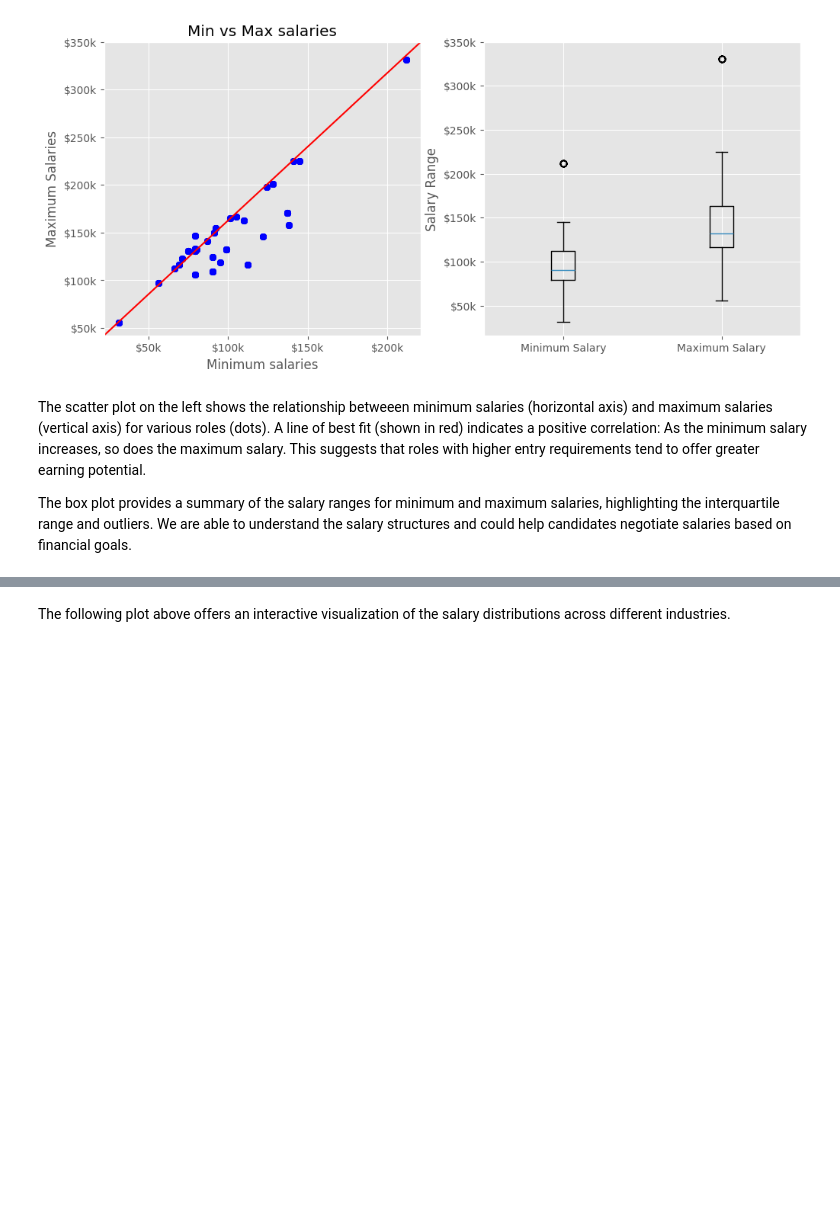
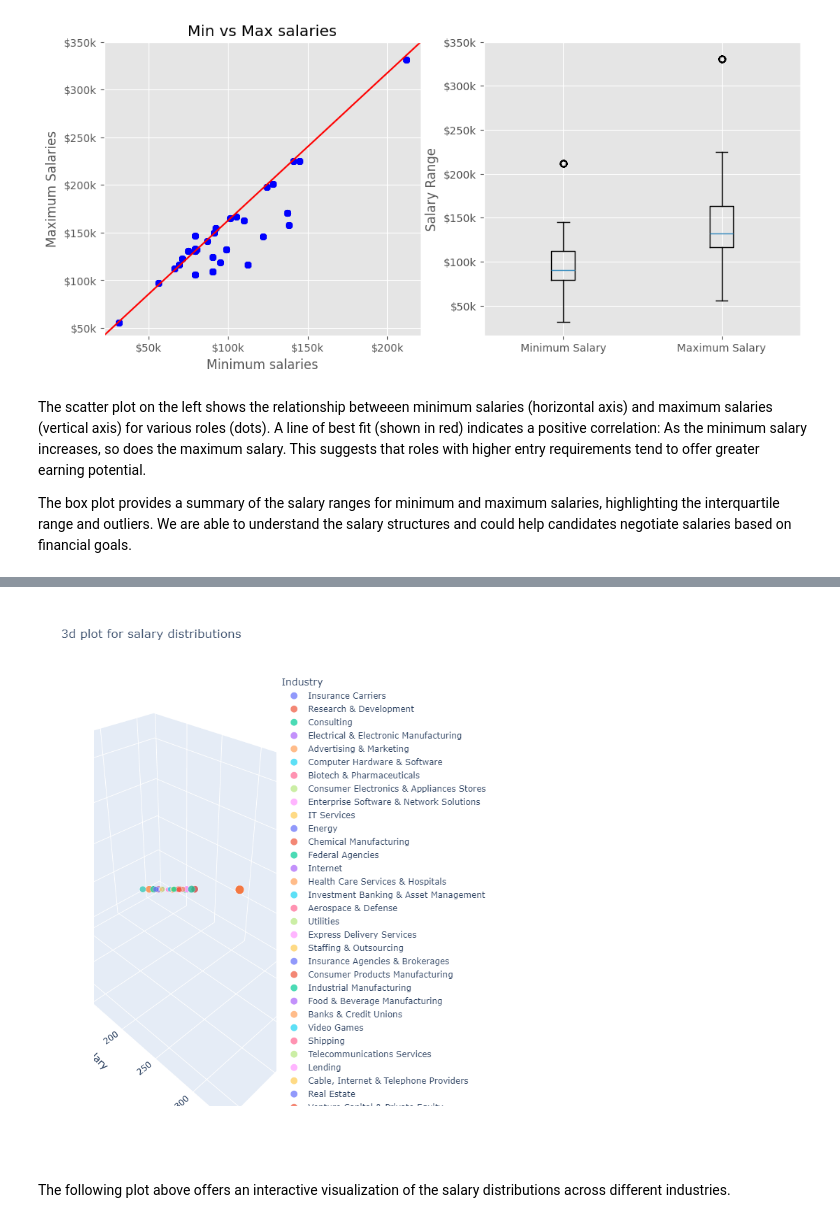
Before and after one commit to AngelX62/Data-Science-Job-Clean, a Jupyter notebook: Data_Science.ipynb, the cells around one changed output, grey strips where cells are left out. Drawn from its saved outputs; the diff is of its cells as text; code cells hidden in the pictures; blank space fills up the shorter version.

Commit message:
Increased size for 3d plot

```diff
--- a/Data_Science.ipynb
+++ b/Data_Science.ipynb
@@ -543,6 +545,7 @@ The scatter plot on the left shows the relationship betweeen minimum salaries (h
 The box plot provides a summary of the salary ranges for minimum and maximum salaries, highlighting the interquartile range and outliers. We are able to understand the salary structures and could help candidates negotiate salaries based on financial goals.
 # %%
 fig = px.scatter_3d(data_frame=df, x='min_salary', y='max_salary', z='avg_salary',
-                    color='Industry', size='min_salary', title='3d plot for salary distributions ')
+                    color='Industry', size='min_salary', title='3d plot for salary distributions',
+                   width=1000, height=800)
 fig.show()
 # %% [output]
@@ -550,3 +552,4 @@ fig.show()
+[figure, added]
 # %% [markdown]
 The following plot above offers an interactive visualization of the salary distributions across different industries.
 # %%
```
Also changed, not shown: parts of 2 cells of this notebook.
